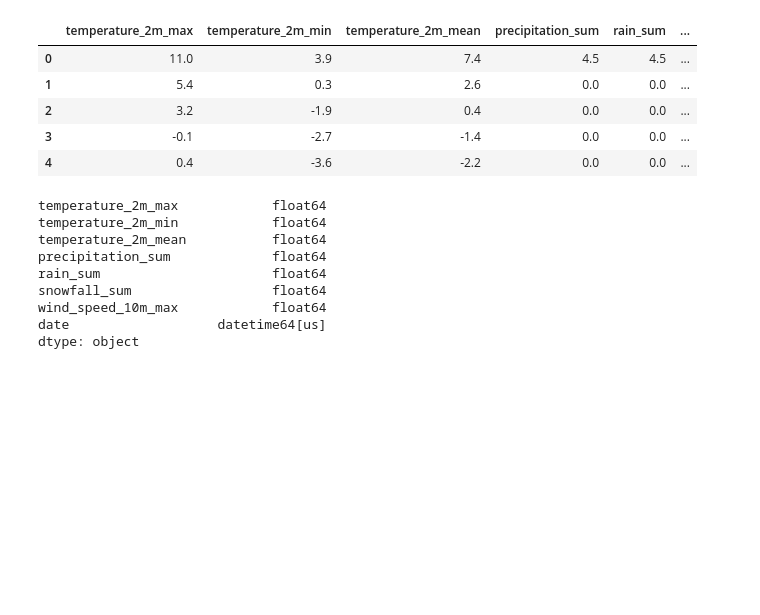
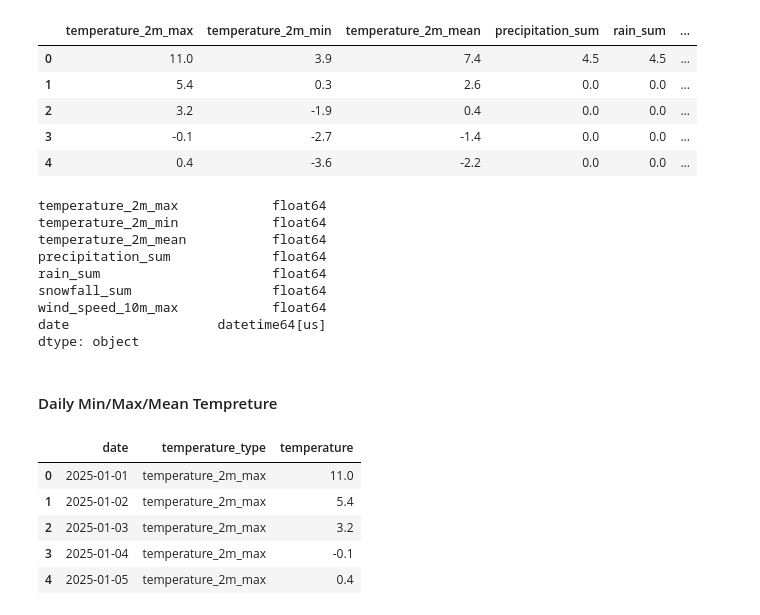
Before and after one commit to TatevMA/citibike, a Jupyter notebook: notebooks/3_Weather_Data.ipynb, the cells around one changed output. Drawn from its saved outputs; the diff is of its cells as text; code cells hidden in the pictures; blank space fills up the shorter version.

```diff
--- a/notebooks/3_Weather_Data.ipynb
+++ b/notebooks/3_Weather_Data.ipynb
@@ -74,0 +95,22 @@ dtype: object
+# %% [markdown]
+#### Daily Min/Max/Mean Tempreture
+# %%
+temperature_long = weather_daily.melt(
+    id_vars="date",
+    value_vars=[
+        "temperature_2m_max",
+        "temperature_2m_min",
+        "temperature_2m_mean"
+    ],
+    var_name="temperature_type",
+    value_name="temperature"
+)
+
+temperature_long.head()
+# %% [output]
+|  | date | temperature_type | temperature |
+| 0 | 2025-01-01 | temperature_2m_max | 11.0 |
+| 1 | 2025-01-02 | temperature_2m_max | 5.4 |
+| 2 | 2025-01-03 | temperature_2m_max | 3.2 |
+| 3 | 2025-01-04 | temperature_2m_max | -0.1 |
+| 4 | 2025-01-05 | temperature_2m_max | 0.4 |
```
Also changed, not shown: parts of 3 cells of this notebook.
